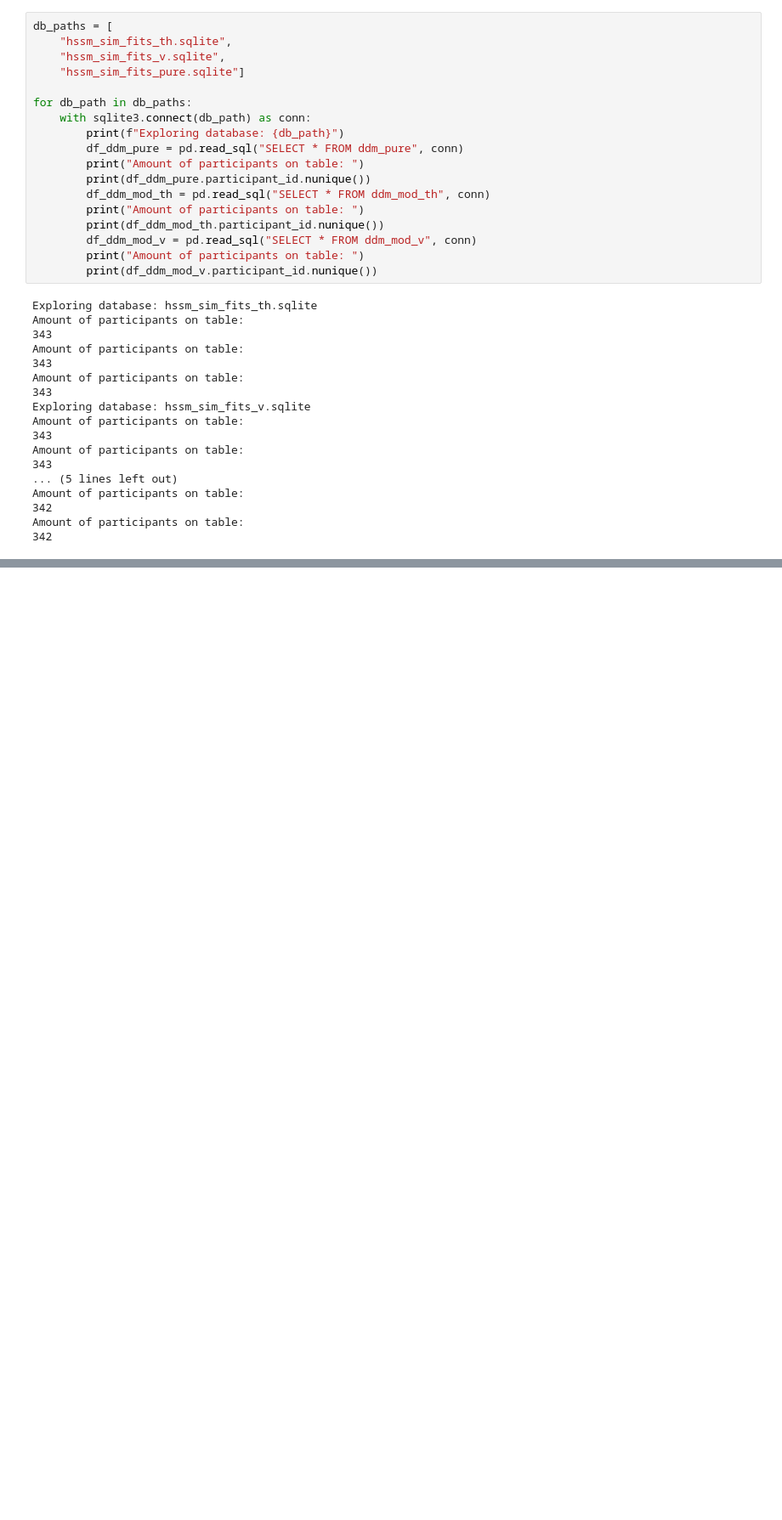
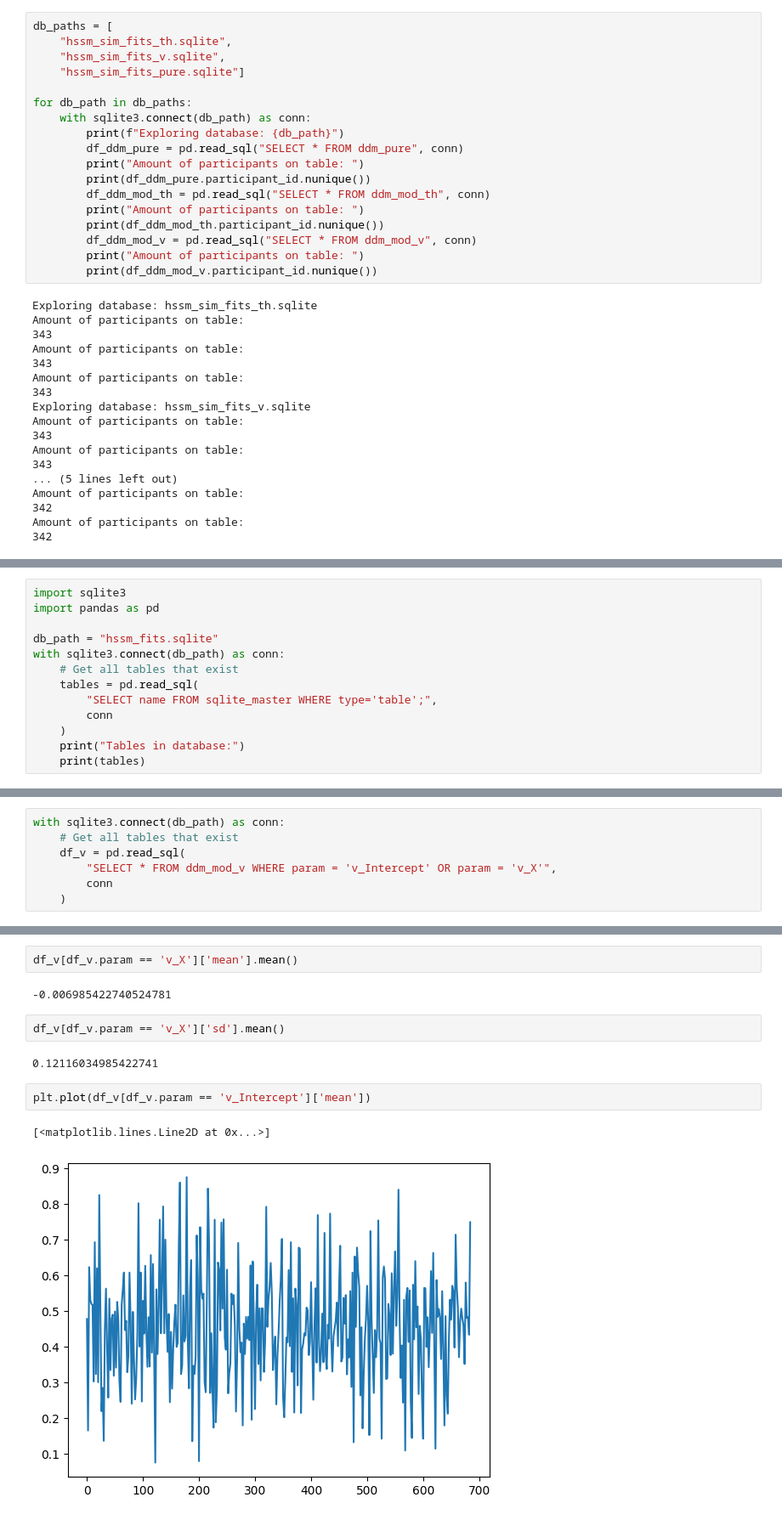
Before and after one commit to jjjj17/HSSM-fitting, a Jupyter notebook: data_exploration.ipynb, the cells around one changed output, grey strips where cells are left out. Shown at 85% size. Drawn from its saved outputs; the diff is of its cells as text; blank space fills up the shorter version.

```diff
--- a/data_exploration.ipynb
+++ b/data_exploration.ipynb
@@ -79,0 +84,13 @@ Amount of participants on table:
+# %%
+import sqlite3
+import pandas as pd
+
+db_path = "hssm_fits.sqlite"
+with sqlite3.connect(db_path) as conn:
+    # Get all tables that exist
+    tables = pd.read_sql(
+        "SELECT name FROM sqlite_master WHERE type='table';",
+        conn
+    )
+    print("Tables in database:")
+    print(tables)
@@ -79,0 +103,7 @@ Amount of participants on table:
+# %%
+with sqlite3.connect(db_path) as conn:
+    # Get all tables that exist
+    df_v = pd.read_sql(
+        "SELECT * FROM ddm_mod_v WHERE param = 'v_Intercept' OR param = 'v_X'",
+        conn
+    )
@@ -79,0 +126,13 @@ Amount of participants on table:
+# %%
+df_v[df_v.param == 'v_X']['mean'].mean()
+# %% [output]
+-0.006985422740524781
+# %%
+df_v[df_v.param == 'v_X']['sd'].mean()
+# %% [output]
+0.12116034985422741
+# %%
+plt.plot(df_v[df_v.param == 'v_Intercept']['mean'])
+# %% [output]
+[<matplotlib.lines.Line2D at 0x...>]
+[figure, added]
```
Also changed, not shown: parts of 19 cells of this notebook, 5 other files.
